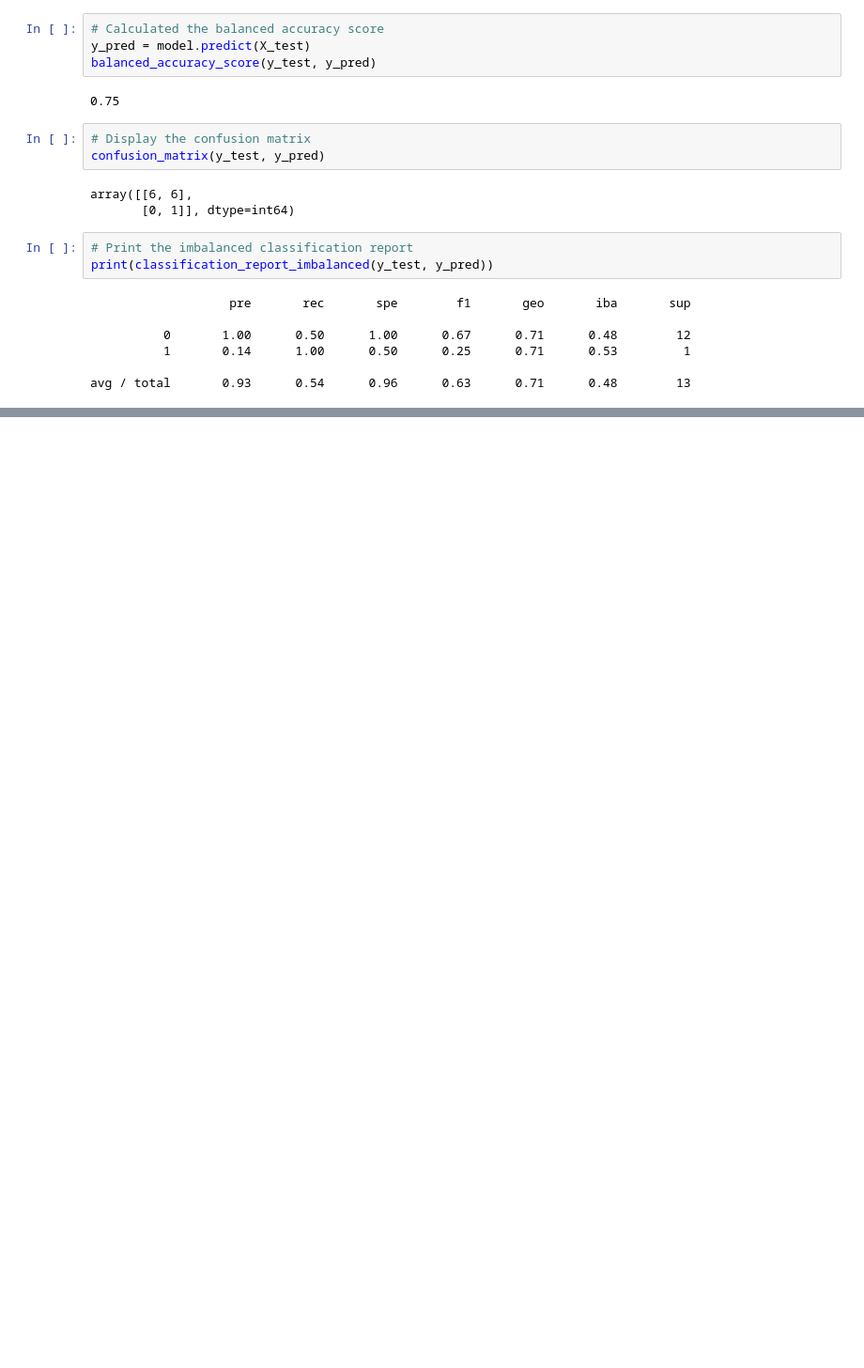
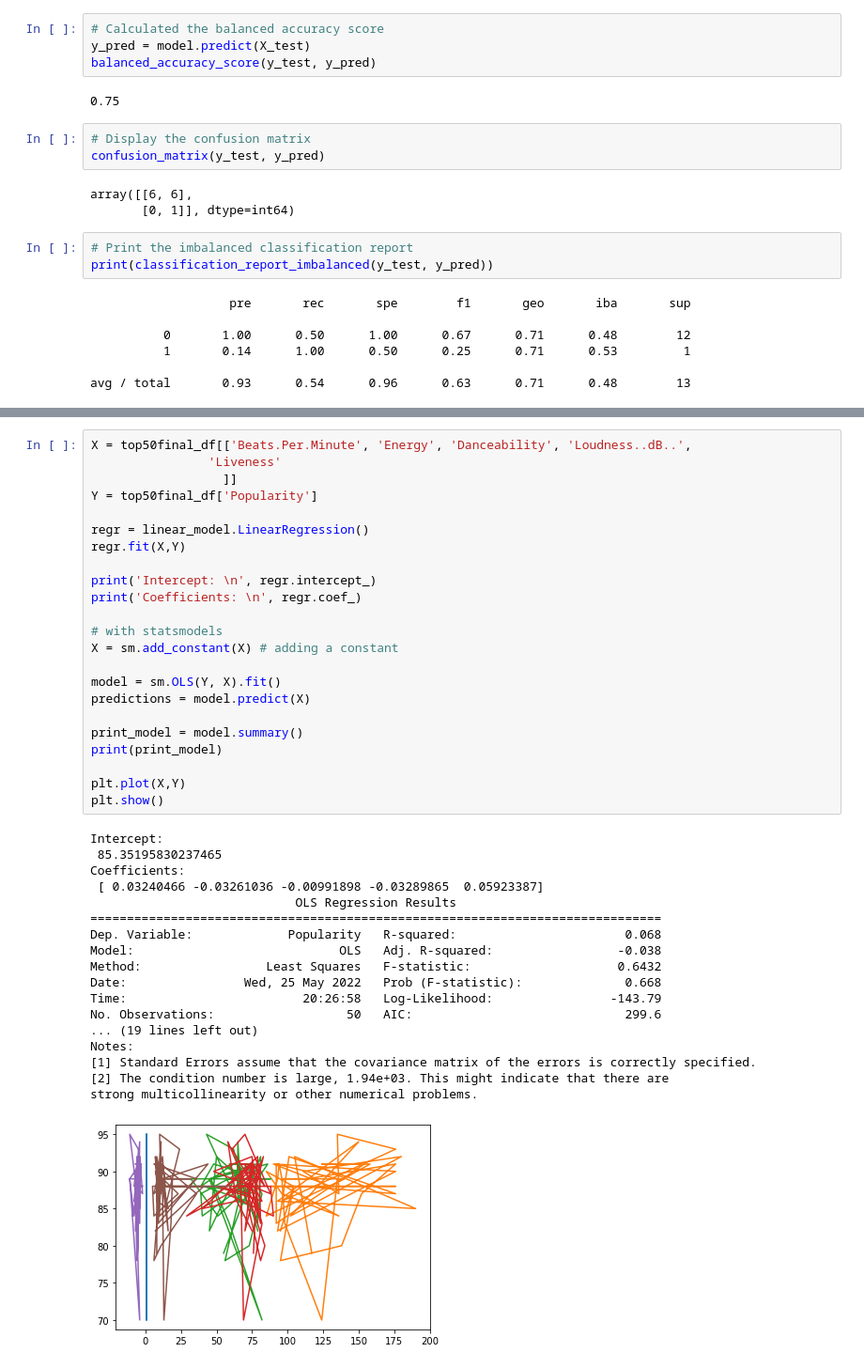
Before and after one commit to AJLozito/Final_Group_Project, a Jupyter notebook: Final Project Modeling - ROS, SMOTE, Cluster.ipynb, the cells around one changed output, grey strips where cells are left out. Shown: that part at 94% size. Cells and saved outputs as stored; diff of their text form; blank space fills up the shorter version.

```diff
--- a/Final Project Modeling - ROS, SMOTE, Cluster.ipynb
+++ b/Final Project Modeling - ROS, SMOTE, Cluster.ipynb
@@ -287,0 +424,42 @@ avg / total       0.93      0.54      0.96      0.63      0.71      0.48
+# %%
+X = top50final_df[['Beats.Per.Minute', 'Energy', 'Danceability', 'Loudness..dB..',
+                'Liveness'
+                  ]]
+Y = top50final_df['Popularity']
+
+regr = linear_model.LinearRegression()
+regr.fit(X,Y)
+
+print('Intercept: \n', regr.intercept_)
+print('Coefficients: \n', regr.coef_)
+
+# with statsmodels
+X = sm.add_constant(X) # adding a constant
+
+model = sm.OLS(Y, X).fit()
+predictions = model.predict(X)
+
+print_model = model.summary()
+print(print_model)
+
+plt.plot(X,Y)
+plt.show()
+# %% [output]
+Intercept:
+ 85.35195830237465
+Coefficients:
+ [ 0.03240466 -0.03261036 -0.00991898 -0.03289865  0.05923387]
+                            OLS Regression Results
+==============================================================================
+Dep. Variable:             Popularity   R-squared:                       0.068
+Model:                            OLS   Adj. R-squared:                 -0.038
+Method:                 Least Squares   F-statistic:                    0.6432
+Date:                Wed, 25 May 2022   Prob (F-statistic):              0.668
+Time:                        20:26:58   Log-Likelihood:                -143.79
+No. Observations:                  50   AIC:                             299.6
+... (19 lines left out)
+Notes:
+[1] Standard Errors assume that the covariance matrix of the errors is correctly specified.
+[2] The condition number is large, 1.94e+03. This might indicate that there are
+strong multicollinearity or other numerical problems.
+[figure, added]
```
Also changed, not shown: parts of 14 cells of this notebook.
